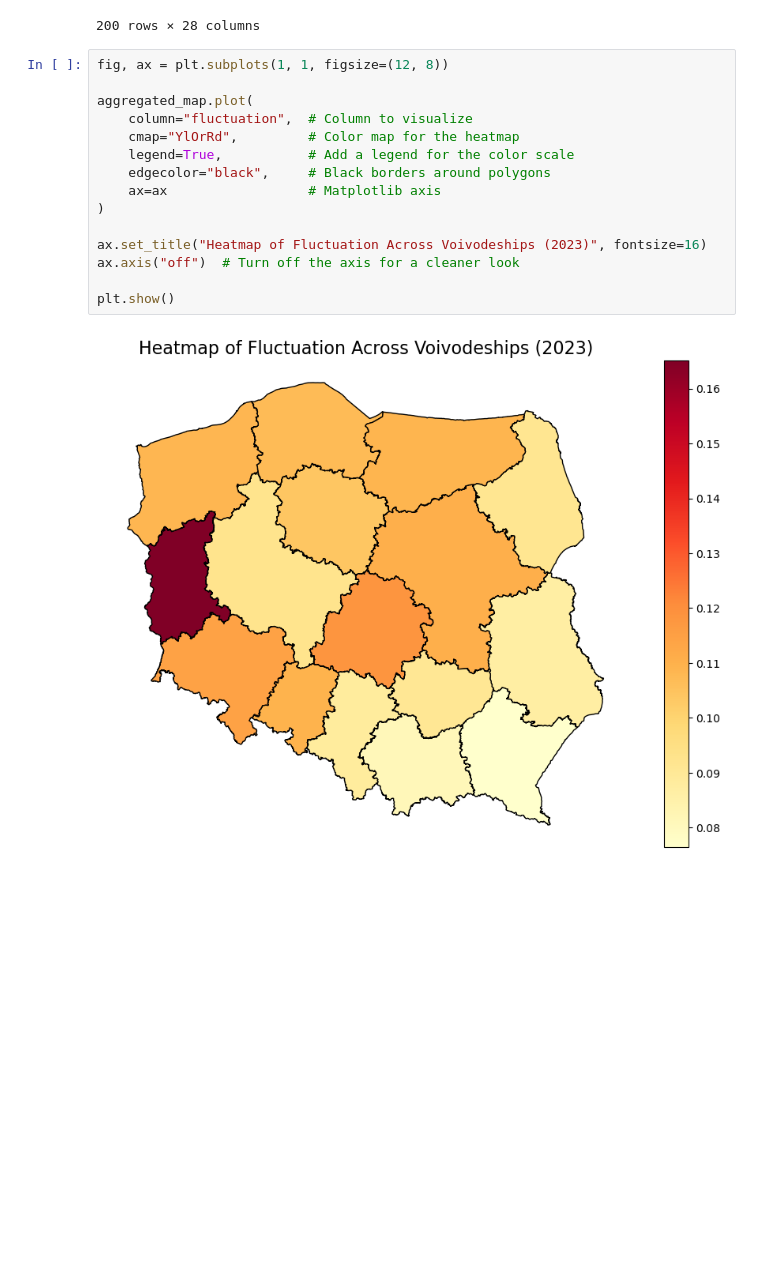
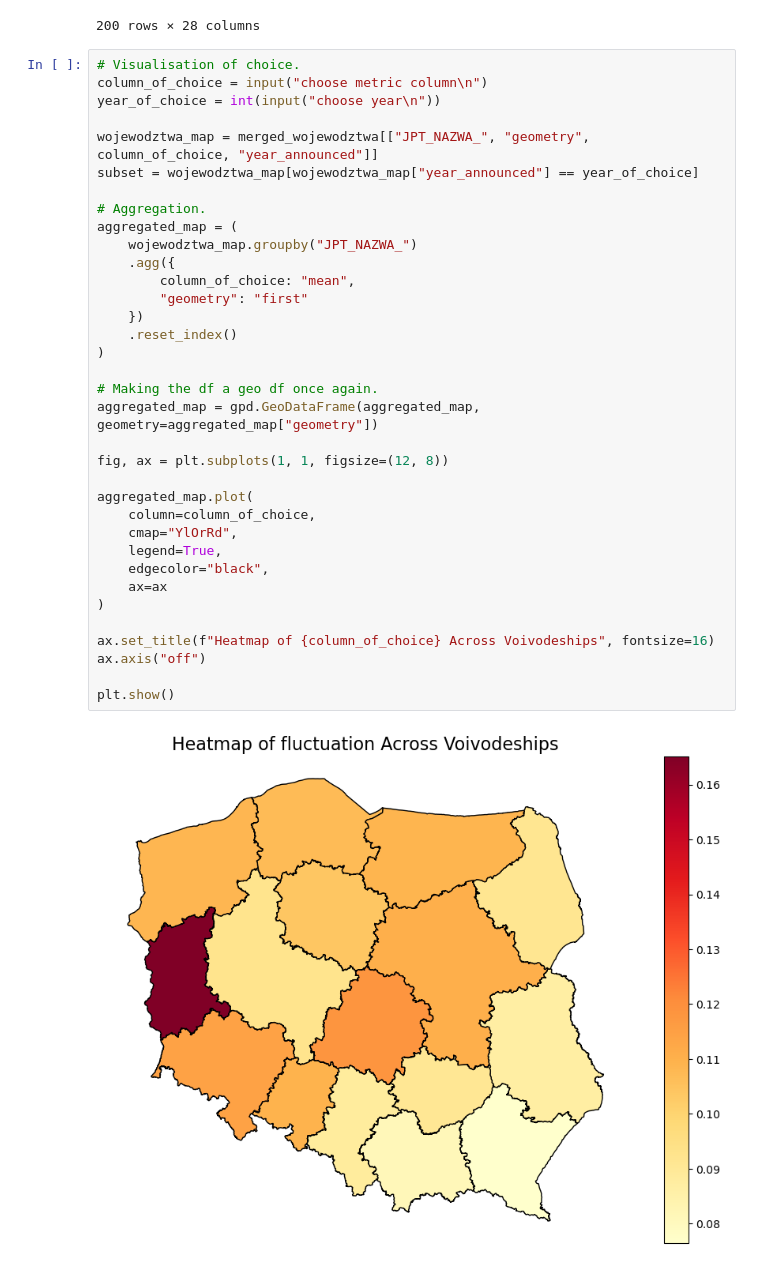
Before and after one commit to BERENZ/2024-mgr-sluzba-cywilna, a Jupyter notebook: Python/Code/mapy.ipynb, the cells around one changed output. Saved outputs shown, nothing was run; the diff lists cells and outputs as text; blank space fills up the shorter version.

Commit message:
heatmaps

```diff
--- a/Python/Code/mapy.ipynb
+++ b/Python/Code/mapy.ipynb
@@ -161,20 +161,40 @@ df_with_teryt.head(200)
 | 198 | 129999 | 0 | law | stanowiska samodzielne | starszy inspektor | 4 | 1.0 | 1 | ... |
 | 199 | 129528 | 1 | documents | stanowiska samodzielne | referent | 2 | 1.0 | 1 | ... |
 200 rows × 28 columns
-# %%
-fig, ax = plt.subplots(1, 1, figsize=(12, 8))
-
-aggregated_map.plot(
-    column="fluctuation",  # Column to visualize
-    cmap="YlOrRd",         # Color map for the heatmap
-    legend=True,           # Add a legend for the color scale
-    edgecolor="black",     # Black borders around polygons
-    ax=ax                  # Matplotlib axis
-)
-
-ax.set_title("Heatmap of Fluctuation Across Voivodeships (2023)", fontsize=16)
-ax.axis("off")  # Turn off the axis for a cleaner look
-
-plt.show()
-# %% [output]
-[figure, removed]
+# %%
+# Visualisation of choice.
+column_of_choice = input("choose metric column\n")
+year_of_choice = int(input("choose year\n"))
+
+wojewodztwa_map = merged_wojewodztwa[["JPT_NAZWA_", "geometry", column_of_choice, "year_announced"]]
+subset = wojewodztwa_map[wojewodztwa_map["year_announced"] == year_of_choice]
+
+# Aggregation.
+aggregated_map = (
+    wojewodztwa_map.groupby("JPT_NAZWA_")
+    .agg({
+        column_of_choice: "mean",
+        "geometry": "first"
+    })
+    .reset_index()
+)
+
+# Making the df a geo df once again.
+aggregated_map = gpd.GeoDataFrame(aggregated_map, geometry=aggregated_map["geometry"])
+
+fig, ax = plt.subplots(1, 1, figsize=(12, 8))
+
+aggregated_map.plot(
+    column=column_of_choice,
+    cmap="YlOrRd",
+    legend=True,
+    edgecolor="black",
+    ax=ax
+)
+
+ax.set_title(f"Heatmap of {column_of_choice} Across Voivodeships", fontsize=16)
+ax.axis("off")
+
+plt.show()
+# %% [output]
+[figure, added]
```
Also changed, not shown: parts of 3 cells of this notebook.
